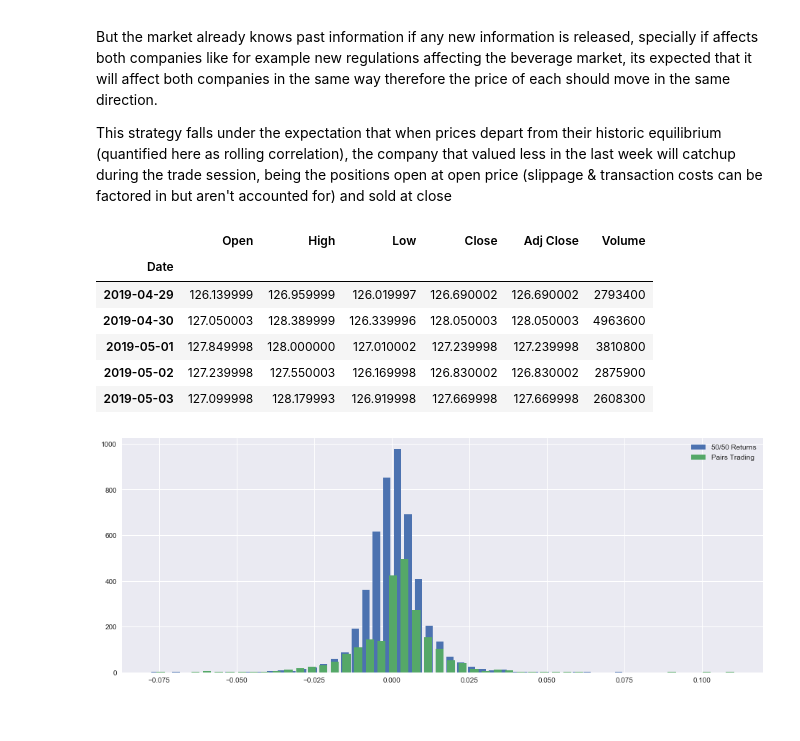
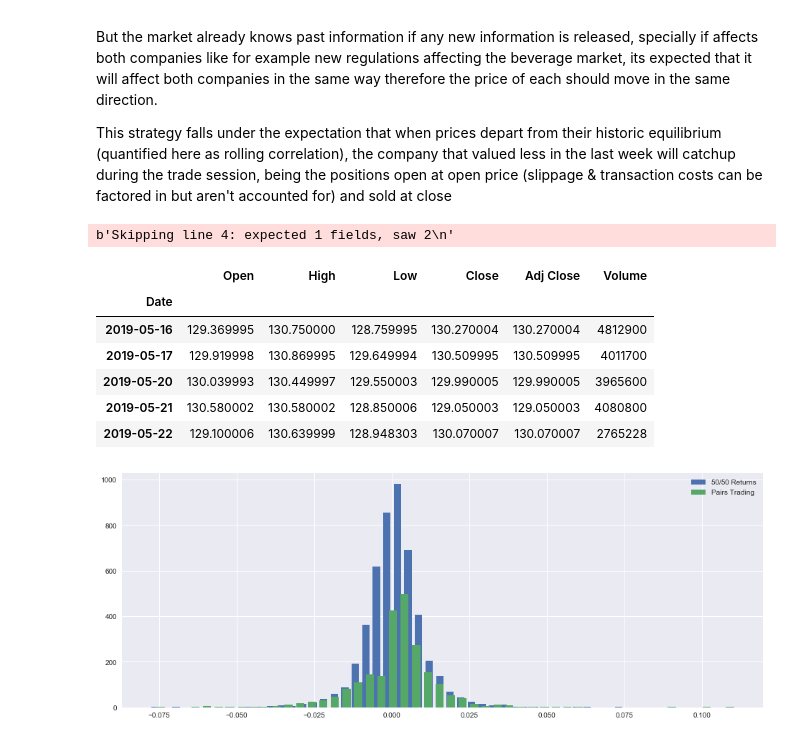
Before and after one commit to LongOnly/Quantitative-Notebooks, a Jupyter notebook: PairsTrading.ipynb, the cells around one changed output. Cells and saved outputs as stored; diff of their text form; code cells hidden in the pictures.

```diff
--- a/PairsTrading.ipynb
+++ b/PairsTrading.ipynb
@@ -36,39 +36,40 @@ def getdata(tickers,start,end,frequency):
     for line in res.text.splitlines():
         m = pattern.match(line)
         if m is not None:
             crumb = m.groupdict()['crumb']
     for ticker in tickers:
         url_str = "https://query1.finance.yahoo.com/v7/finance/download/%s"
         url_str += "?period1=%s&period2=%s&interval=%s&events=history&crumb=%s"
         url = url_str % (ticker, start, end, frequency, crumb)
         res = requests.get(url, cookies={'B': cookie}).text
         OHLC[ticker] = pd.read_csv(io.StringIO(res), index_col=0,
                                    error_bad_lines=False).replace('null', np.nan).dropna()
         OHLC[ticker].index = pd.to_datetime(OHLC[ticker].index)
         OHLC[ticker] = OHLC[ticker].apply(pd.to_numeric)
     return OHLC
 
 # Assets under consideration
 tickers = ['PEP','KO']
 
 data = None
 while data is None:
     try:
-        data = getdata(tickers,'946685000','1556924400','1d')
+        data = getdata(tickers,'946685000','1558566000','1d')
     except:
          pass
 
 KO = data['KO']
 PEP = data['PEP']
 PEP.tail()
 # %% [output]
+b'Skipping line 4: expected 1 fields, saw 2\n'
 |  | Open | High | Low | Close | Adj Close | Volume |
 | Date |  |  |  |  |  |  |
-| 2019-04-29 | 126.139999 | 126.959999 | 126.019997 | 126.690002 | 126.690002 | 2793400 |
-| 2019-04-30 | 127.050003 | 128.389999 | 126.339996 | 128.050003 | 128.050003 | 4963600 |
-| 2019-05-01 | 127.849998 | 128.000000 | 127.010002 | 127.239998 | 127.239998 | 3810800 |
-| 2019-05-02 | 127.239998 | 127.550003 | 126.169998 | 126.830002 | 126.830002 | 2875900 |
-| 2019-05-03 | 127.099998 | 128.179993 | 126.919998 | 127.669998 | 127.669998 | 2608300 |
+| 2019-05-16 | 129.369995 | 130.750000 | 128.759995 | 130.270004 | 130.270004 | 4812900 |
+| 2019-05-17 | 129.919998 | 130.869995 | 129.649994 | 130.509995 | 130.509995 | 4011700 |
+| 2019-05-20 | 130.039993 | 130.449997 | 129.550003 | 129.990005 | 129.990005 | 3965600 |
+| 2019-05-21 | 130.580002 | 130.580002 | 128.850006 | 129.050003 | 129.050003 | 4080800 |
+| 2019-05-22 | 129.100006 | 130.639999 | 128.948303 | 130.070007 | 130.070007 | 2765228 |
 # %%
 #tc = -0.0005 # Transaction costs
 
```
Also changed, not shown: parts of 2 cells of this notebook, 3 other files.
